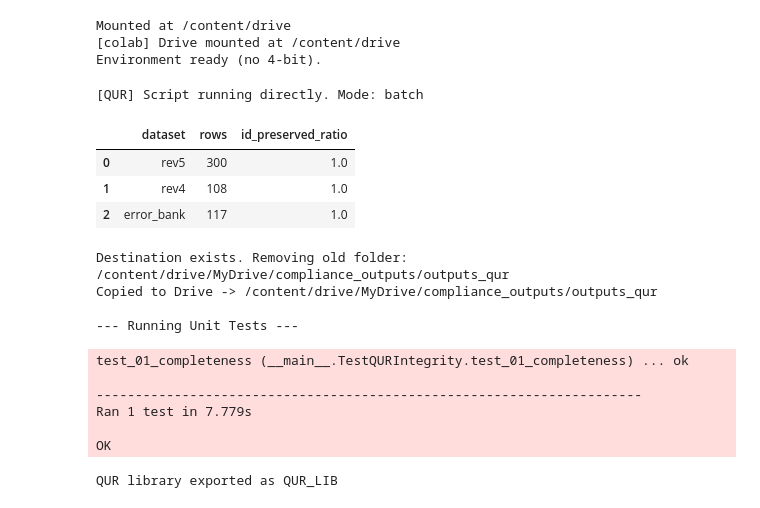
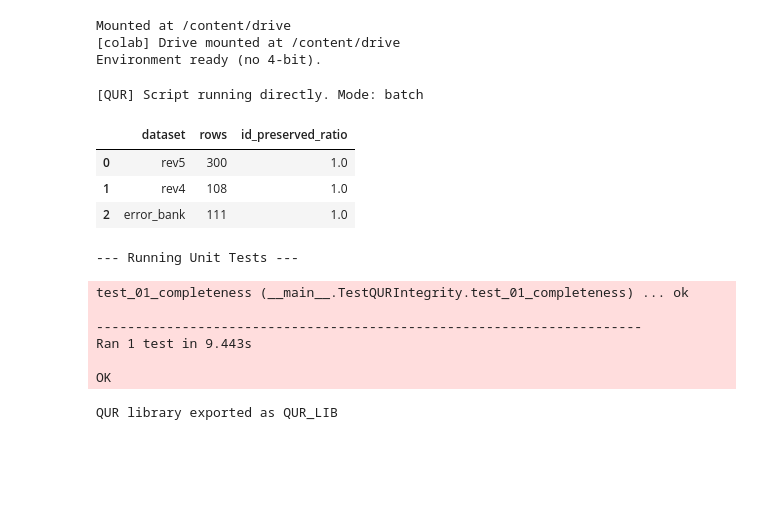
Before and after one commit to Wenjia1215/ComplianceGPT, a Jupyter notebook: src/compliancegpt/QUR_generator/QUR_Generator_UT.ipynb, the cells around one changed output. Cells and saved outputs as stored; diff of their text form; code cells hidden in the pictures; blank space fills up the shorter version.

Commit message:
update s1-s8 run with new gold sets, error bank, qur

```diff
--- a/src/compliancegpt/QUR_generator/QUR_Generator_UT.ipynb
+++ b/src/compliancegpt/QUR_generator/QUR_Generator_UT.ipynb
@@ -90,18 +90,25 @@ Mounted at /content/drive
 [colab] Drive mounted at /content/drive
 Environment ready (no 4-bit).
 # %%
-
 from dataclasses import dataclass
 from pathlib import Path
+import os
 
 @dataclass
 class Config:
-    drive_base: Path = Path('/content/drive/MyDrive/compliance_data')
-    local_base: Path = Path('/mnt/data')
-    output_dir: Path = Path('/content/output_qur')
+    # 1. Base Paths
+    drive_base: Path = Path('/content/drive/MyDrive/ComplianceGPT_v2')
+    local_base: Path = Path('/mnt/data')  # Fallback
+
+    # 2. Output Directory
+    output_dir: Path = Path('/content/drive/MyDrive/ComplianceGPT_v2/data/qur_outputs')
+
+    # 3. File Paths (Initialized as None, set in __post_init__)
     rev5_gold: Path = None
     rev4_gold: Path = None
     error_bank: Path = None
+
+    # 4. Model & Generation Params
     model_id: str = "Qwen/Qwen2.5-7B-Instruct"
     n_rewrites: int = 3
     include_original_in_csv: bool = False
@@ -109,12 +116,18 @@ class Config:
     top_p: float = 0.9
     max_new_tokens: int = 80
     random_seed: int = 42
+
     def __post_init__(self):
+        # Determine the root base path
         base = self.drive_base if (IN_COLAB and self.drive_base.exists()) else self.local_base
-        self.rev5_gold = base / 'gold_standard_datasets/nist800_53/nist_sp800-53_rev5_gold-set_100q.csv'
-        self.rev4_gold = base / 'gold_standard_datasets/nist800_53/nist_sp800-53_rev4_gold-set_36q.csv'
-        self.error_bank = base / 'error_bank/error_bank_v1.csv'
-        # NOTE: do not create output directories at import time; batch mode will create them.
+
+        self.rev5_gold = base / 'data/gold_standard_datasets/nist800-53/nist_sp800-53_rev5_gold-set_100q.csv'
+        self.rev4_gold = base / 'data/gold_standard_datasets/nist800-53/nist_sp800-53_rev4_gold-set_36q.csv'
+        self.error_bank = base / 'data/error_bank/error_bank_v1.csv'
+
+        # Update output_dir to use the dynamic base if needed
+        if IN_COLAB and self.drive_base.exists():
+             self.output_dir = base / 'data/qur_outputs'
 
 CFG = Config()
 # %%
@@ -438,9 +422,6 @@ if __name__ == "__main__":
         except NameError:
             print(sanity_df.head())
 
-        # 3. Copy to Drive
-        copy_qur_outputs_to_drive()
-
     elif QUR_RUN_MODE == "single":
         qur = make_qur()
         if QUR_PASSED_QUERY:
@@ -448,42 +429,39 @@ if __name__ == "__main__":
 
     # 4. Run Unit Tests (Only if running directly)
     print("\n--- Running Unit Tests ---")
     import unittest
 
     # Define test class inline to ensure it exists
     class TestQURIntegrity(unittest.TestCase):
         @classmethod
         def setUpClass(cls):
             try: cls.qur = make_qur()
             except NameError: cls.qur = None
         def test_01_completeness(self):
             if not self.qur: self.skipTest("No QUR")
             self.assertEqual(len(self.qur.generate("test")), 3)
 
     try:
         suite = unittest.TestLoader().loadTestsFromTestCase(TestQURIntegrity)
         unittest.TextTestRunner(verbosity=2).run(suite)
     except NameError:
         print("TestQURIntegrity class failed to load.")
 
 else:
     # This block runs when pipeline.py imports this file
     # It ensures FAST loading (0 seconds)
     print("[QUR] Library mode loaded. (Batch generation & Tests disabled)")
 # %% [output]
 [QUR] Script running directly. Mode: batch
 |  | dataset | rows | id_preserved_ratio |
 | 0 | rev5 | 300 | 1.0 |
 | 1 | rev4 | 108 | 1.0 |
-| 2 | error_bank | 117 | 1.0 |
+| 2 | error_bank | 111 | 1.0 |
-Destination exists. Removing old folder: /content/drive/MyDrive/compliance_outputs/outputs_qur
-Copied to Drive -> /content/drive/MyDrive/compliance_outputs/outputs_qur
-
 --- Running Unit Tests ---
 test_01_completeness (__main__.TestQURIntegrity.test_01_completeness) ... ok
 
 ----------------------------------------------------------------------
-Ran 1 test in 7.779s
+Ran 1 test in 9.443s
 
 OK
 # %%
```
Also changed, not shown: parts of 2 cells of this notebook, 54 other files.
